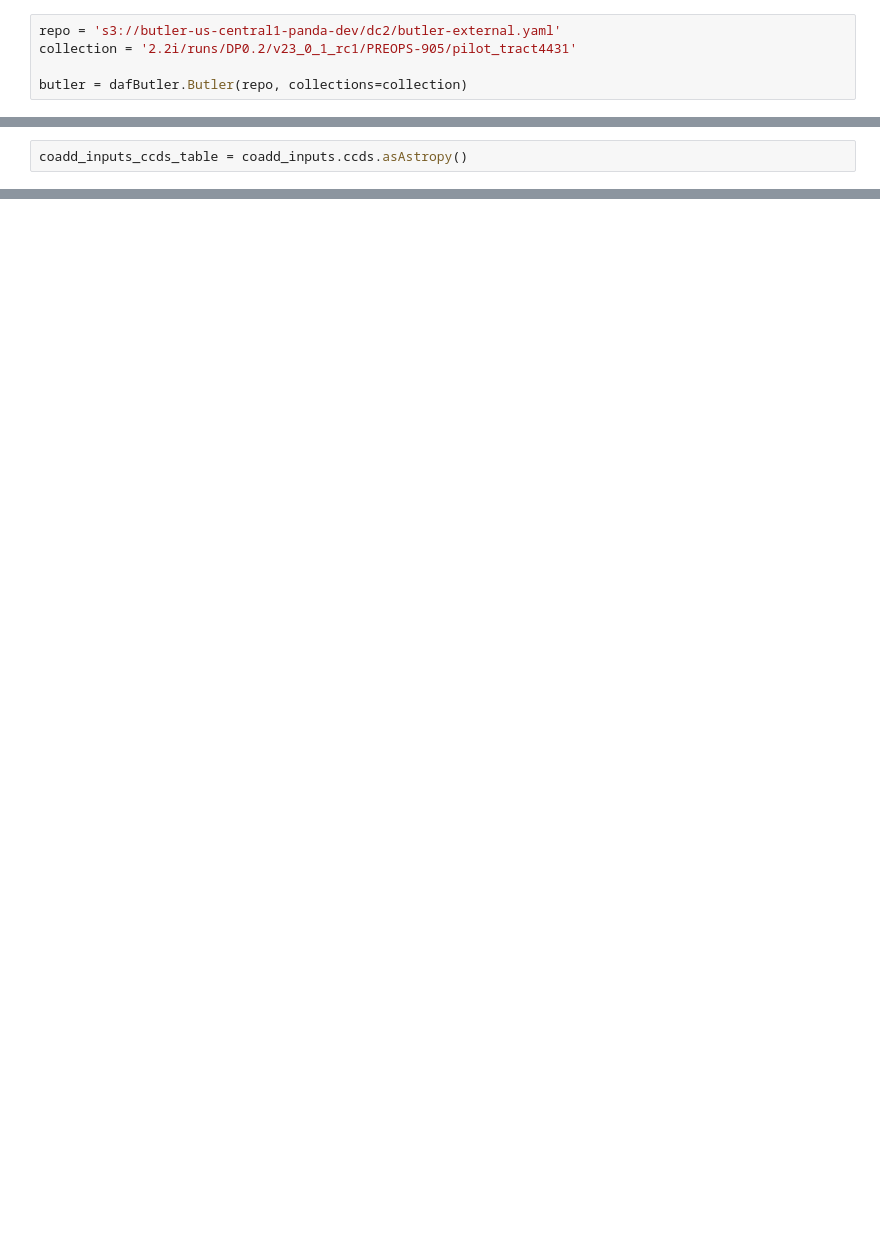
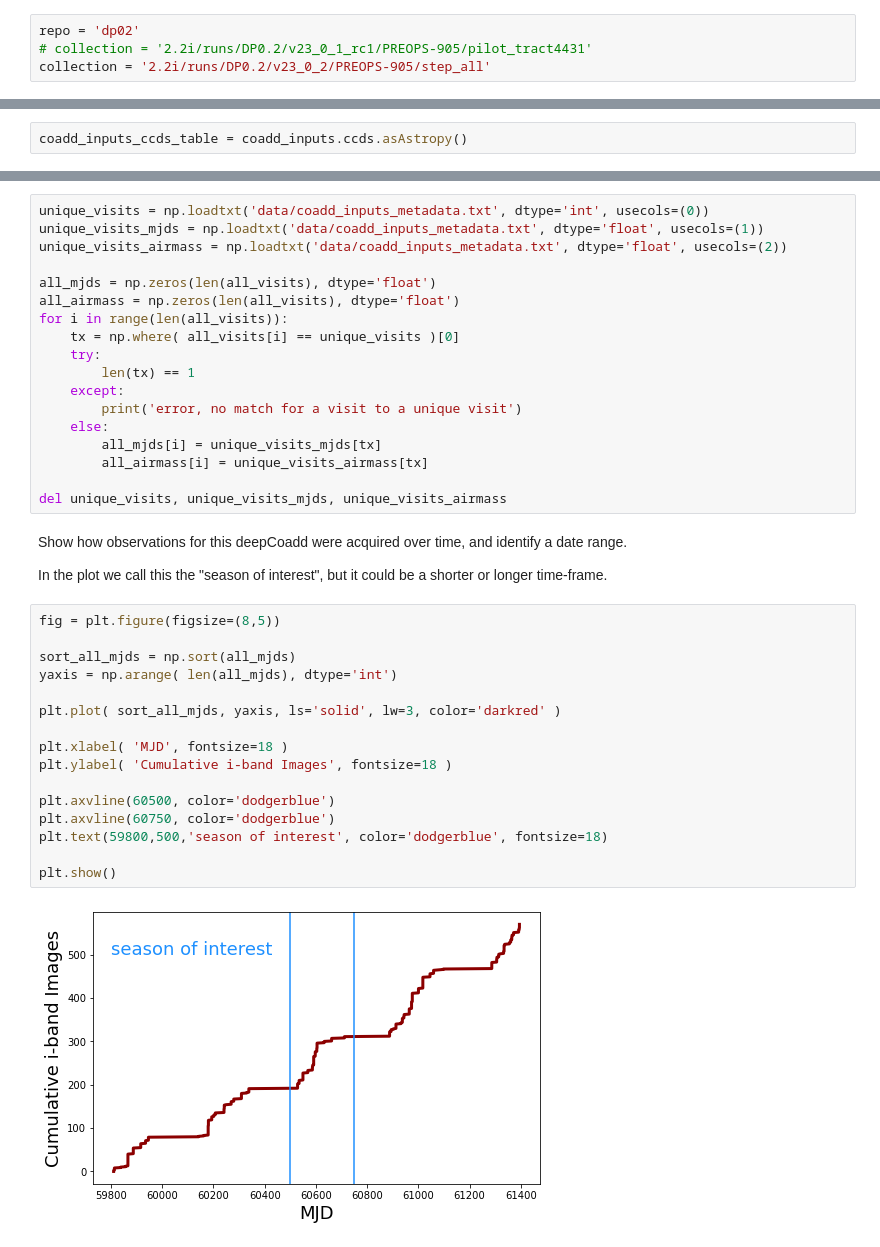
Before and after one commit to rubin-dp0/cst-dev, a Jupyter notebook: MLG_sandbox/DP02/draft_coadd_recreation.ipynb, the cells around one changed output, grey strips where cells are left out. Cells and saved outputs as stored; diff of their text form; blank space fills up the shorter version.

Commit message:
working on drafts coadd NB

```diff
--- a/MLG_sandbox/DP02/draft_coadd_recreation.ipynb
+++ b/MLG_sandbox/DP02/draft_coadd_recreation.ipynb
@@ -30,5 +73,4 @@ Collection chosen to use same image as in NB 01, the pretty cluster
 # %%
-repo = 's3://butler-us-central1-panda-dev/dc2/butler-external.yaml'
-collection = '2.2i/runs/DP0.2/v23_0_1_rc1/PREOPS-905/pilot_tract4431'
-
-butler = dafButler.Butler(repo, collections=collection)
+repo = 'dp02'
+# collection = '2.2i/runs/DP0.2/v23_0_1_rc1/PREOPS-905/pilot_tract4431'
+collection = '2.2i/runs/DP0.2/v23_0_2/PREOPS-905/step_all'
@@ -362,0 +190,40 @@ TBD
+# %%
+unique_visits = np.loadtxt('data/coadd_inputs_metadata.txt', dtype='int', usecols=(0))
+unique_visits_mjds = np.loadtxt('data/coadd_inputs_metadata.txt', dtype='float', usecols=(1))
+unique_visits_airmass = np.loadtxt('data/coadd_inputs_metadata.txt', dtype='float', usecols=(2))
+
+all_mjds = np.zeros(len(all_visits), dtype='float')
+all_airmass = np.zeros(len(all_visits), dtype='float')
+for i in range(len(all_visits)):
+    tx = np.where( all_visits[i] == unique_visits )[0]
+    try:
+        len(tx) == 1
+    except:
+        print('error, no match for a visit to a unique visit')
+    else:
+        all_mjds[i] = unique_visits_mjds[tx]
+        all_airmass[i] = unique_visits_airmass[tx]
+
+del unique_visits, unique_visits_mjds, unique_visits_airmass
+# %% [markdown]
+Show how observations for this deepCoadd were acquired over time, and identify a date range.
+
+In the plot we call this the "season of interest", but it could be a shorter or longer time-frame.
+# %%
+fig = plt.figure(figsize=(8,5))
+
+sort_all_mjds = np.sort(all_mjds)
+yaxis = np.arange( len(all_mjds), dtype='int')
+
+plt.plot( sort_all_mjds, yaxis, ls='solid', lw=3, color='darkred' )
+
+plt.xlabel( 'MJD', fontsize=18 )
+plt.ylabel( 'Cumulative i-band Images', fontsize=18 )
+
+plt.axvline(60500, color='dodgerblue')
+plt.axvline(60750, color='dodgerblue')
+plt.text(59800,500,'season of interest', color='dodgerblue', fontsize=18)
+
+plt.show()
+# %% [output]
+[figure, added]
```
Also changed, not shown: parts of 93 cells of this notebook, 5 other files.
